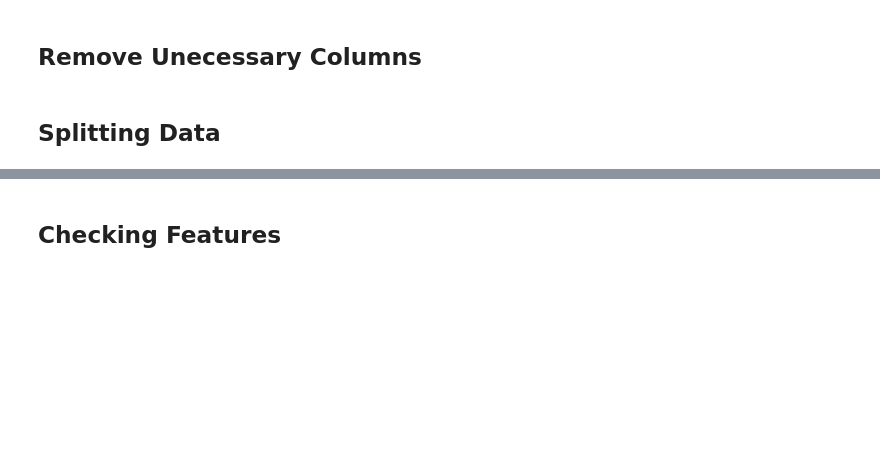
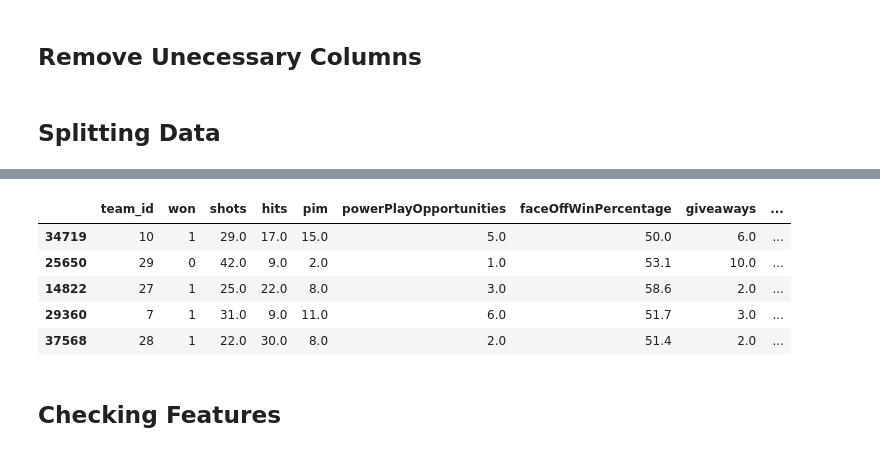
Before and after one commit to adamkritz/nhlgames, a Jupyter notebook: Final Report (.ipynb)/Final_Report.ipynb, the cells around one changed output, grey strips where cells are left out. Drawn from its saved outputs; the diff is of its cells as text; code cells hidden in the pictures; blank space fills up the shorter version.

```diff
--- a/Final Report (.ipynb)/Final_Report.ipynb
+++ b/Final Report (.ipynb)/Final_Report.ipynb
@@ -186,3 +195,12 @@ Val shape:  (7589, 19)
+# %%
+df_test.head()
+# %% [output]
+|  | team_id | won | shots | hits | pim | powerPlayOpportunities | faceOffWinPercentage | giveaways | ... |
+| 34719 | 10 | 1 | 29.0 | 17.0 | 15.0 | 5.0 | 50.0 | 6.0 | ... |
+| 25650 | 29 | 0 | 42.0 | 9.0 | 2.0 | 1.0 | 53.1 | 10.0 | ... |
+| 14822 | 27 | 1 | 25.0 | 22.0 | 8.0 | 3.0 | 58.6 | 2.0 | ... |
+| 29360 | 7 | 1 | 31.0 | 9.0 | 11.0 | 6.0 | 51.7 | 3.0 | ... |
+| 37568 | 28 | 1 | 22.0 | 30.0 | 8.0 | 2.0 | 51.4 | 2.0 | ... |
 # %% [markdown]
 ## Checking Features
 # %% [markdown]
```
Also changed, not shown: parts of 10 cells of this notebook.
